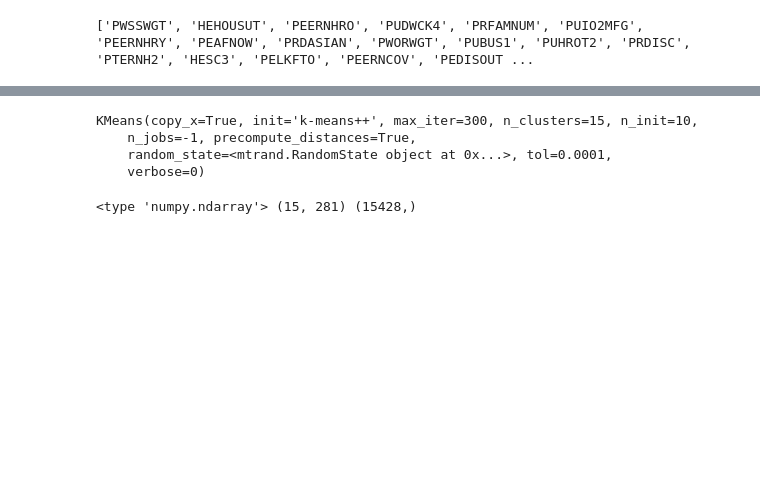
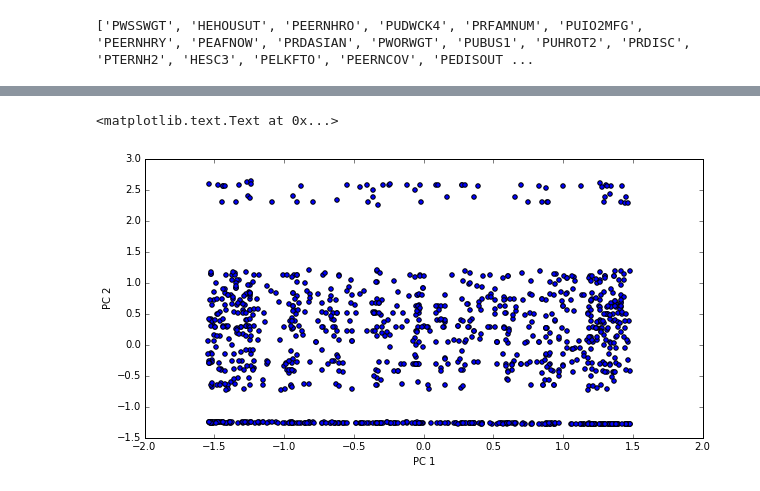
Before and after one commit to kkdyer/data_science_fun_conference_2015_pandas_in_a_hurry, a Jupyter notebook: DSCompetition/DataScience_CompetitionFoodAnalysis_Personas.ipynb, the cells around one changed output, grey strips where cells are left out. Drawn from its saved outputs; the diff is of its cells as text; code cells hidden in the pictures; blank space fills up the shorter version.

```diff
--- a/DSCompetition/DataScience_CompetitionFoodAnalysis_Personas.ipynb
+++ b/DSCompetition/DataScience_CompetitionFoodAnalysis_Personas.ipynb
@@ -150,0 +137,10 @@ print type(working_df_arr), shape(working_df_arr)
+# %%
+m_mask= m_food_insecure['PESEX'] == 2
+female_fi_df= m_food_insecure[m_mask]
+male_fi_df= m_food_insecure[~m_mask]
+# %%
+m_mask= female_fi_df['PEMARITL'] > 2
+m_single_female= female_fi_df[m_mask]
+m_mask= m_single_female['PRCHLD'] > 0
+m_single_moms_df= m_single_female[m_mask]
+m_single_moms_df
@@ -151,18 +176,10 @@ print type(working_df_arr), shape(working_df_arr)
 # %%
-rng = RandomState(42)
-num_clusters= 15
+# def execute_cluster(k, working_df_arr):
+#     rng= RandomState(42)
 
-kmeans = KMeans(n_clusters=num_clusters, random_state=rng, n_jobs=-1)
-kmeans.fit(working_df_arr)
+#     kmeans = KMeans(n_clusters=k, random_state=rng, n_jobs=-1)
+#     kmeans.fit(working_df_arr)
+
+#     m_centroids= kmeans.cluster_centers_
+#     m_labels= kmeans.labels_
+#     return (m_centroids, m_labels, kmeans)
-# %% [output]
-KMeans(copy_x=True, init='k-means++', max_iter=300, n_clusters=15, n_init=10,
-    n_jobs=-1, precompute_distances=True,
-    random_state=<mtrand.RandomState object at 0x...>, tol=0.0001,
-    verbose=0)
-# %%
-m_cluster_centers= kmeans.cluster_centers_
-m_labels= kmeans.labels_
-
-print type(m_cluster_centers), shape(m_cluster_centers), shape(m_labels)
-# %% [output]
-<type 'numpy.ndarray'> (15, 281) (15428,)
@@ -174,0 +186,23 @@ employment_features= ['PEMLR', 'PEERNHRY', 'PELKFTO', 'PEERNCOV', 'PEERNRT', 'PE
+# %%
+# process single moms
+working_df= m_single_moms_df[final_selected_predictors]
+working_df.reset_index(drop=True)
+working_df_arr= working_df.values
+
+# use PCA to identify clusters visually
+X= working_df_arr
+pca = PCA(n_components=3, whiten=True).fit(X)
+X_pca = pca.transform(X)
+xs= X_pca[:,0]
+ys= X_pca[:,1]
+zs= X_pca[:,2]
+
+fig,ax= plt.subplots(figsize=(10,5))
+
+ax.scatter(xs, ys, c='b', marker='o')
+
+ax.set_xlabel('PC 1')
+ax.set_ylabel('PC 2')
+# %% [output]
+<matplotlib.text.Text at 0x...>
+[figure, added]
```
Also changed, not shown: parts of 24 cells of this notebook, 5 other files.
